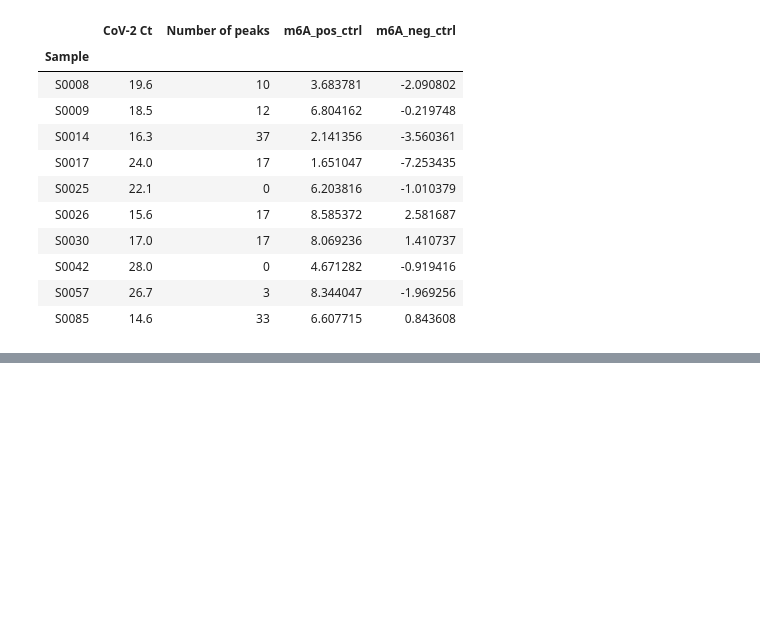
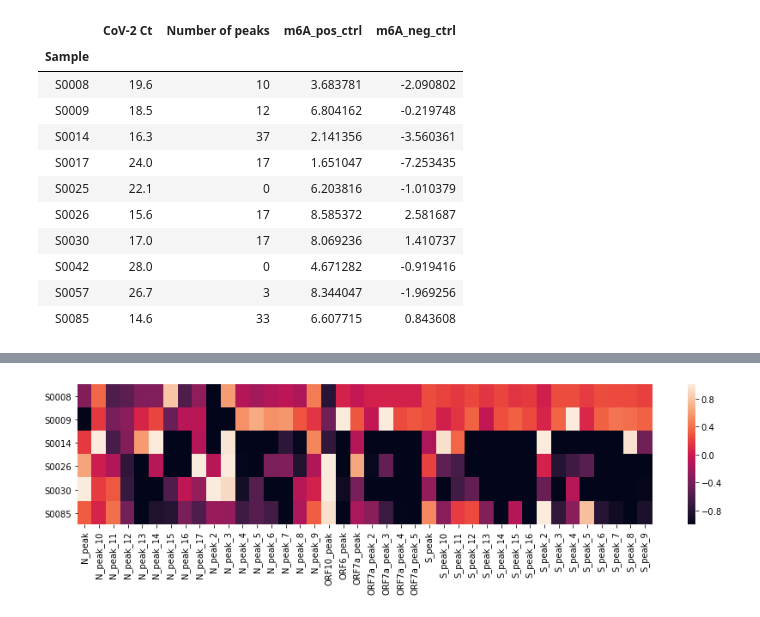
Before and after one commit to goodarzilab/Abe, a Jupyter notebook: Projects/COVID19_m6A/notebook.ipynb, the cells around one changed output, grey strips where cells are left out. Drawn from its saved outputs; the diff is of its cells as text; code cells hidden in the pictures; blank space fills up the shorter version.

```diff
--- a/Projects/COVID19_m6A/notebook.ipynb
+++ b/Projects/COVID19_m6A/notebook.ipynb
@@ -181,0 +245,16 @@ res_df
+# %%
+import seaborn as sns
+
+plt.figure(figsize=(15,3))
+heat_map = sns.heatmap(res_df[['S0008','S0009','S0014','S0026','S0030','S0085']].T,
+                       vmin=-1, vmax=1)
+
+
+bottom, top = heat_map.get_ylim()
+heat_map.set_ylim(bottom + 0.5, top - 0.5)
+
+
+heat_map.set_yticklabels(heat_map.get_yticklabels(), rotation=0)
+plt.show()
+# %% [output]
+[figure, added]
```
Also changed, not shown: parts of 13 cells of this notebook, 3 other files.
